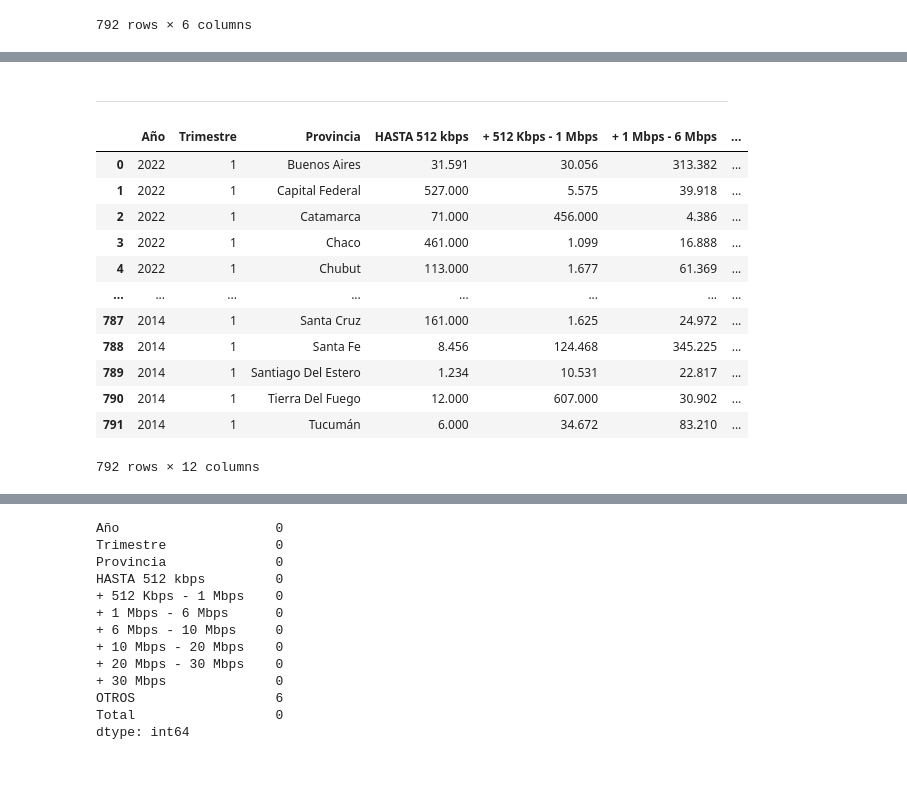
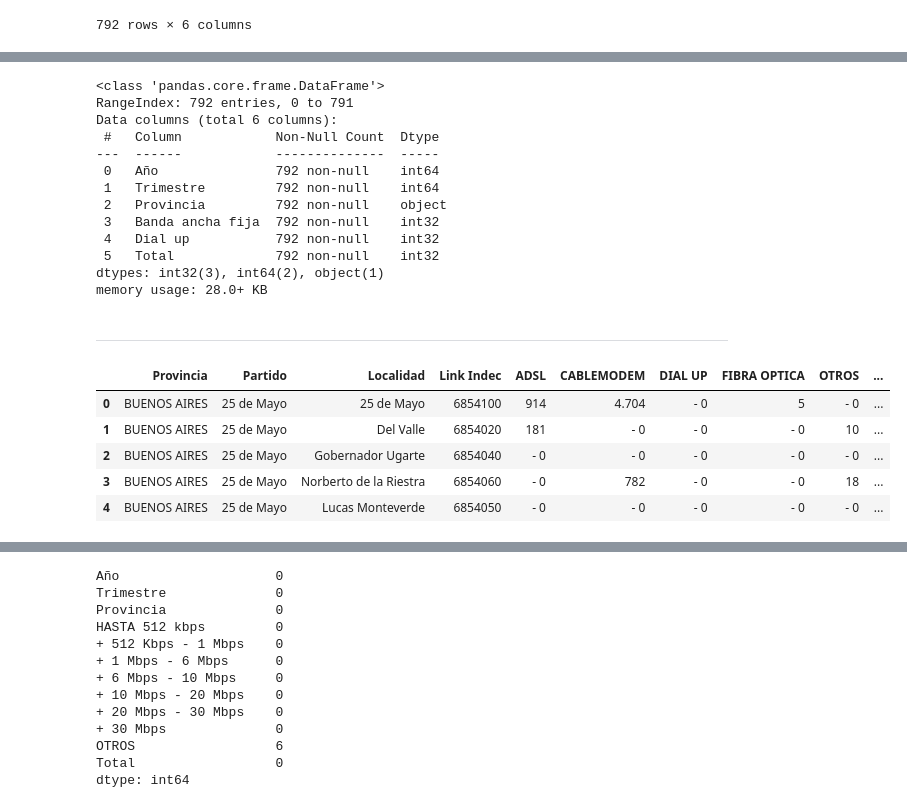
Before and after one commit to Galo0000/Analitics_Proyect, a Jupyter notebook: otro.ipynb, the cells around one changed output, grey strips where cells are left out. Saved outputs shown, nothing was run; the diff lists cells and outputs as text; code cells hidden in the pictures; blank space fills up the shorter version.

```diff
--- a/otro.ipynb
+++ b/otro.ipynb
@@ -57,0 +109,16 @@ df
+# %%
+df.info()
+# %% [output]
+<class 'pandas.core.frame.DataFrame'>
+RangeIndex: 792 entries, 0 to 791
+Data columns (total 6 columns):
+ #   Column            Non-Null Count  Dtype
+---  ------            --------------  -----
+ 0   Año               792 non-null    int64
+ 1   Trimestre         792 non-null    int64
+ 2   Provincia         792 non-null    object
+ 3   Banda ancha fija  792 non-null    int32
+ 4   Dial up           792 non-null    int32
+ 5   Total             792 non-null    int32
+dtypes: int32(3), int64(2), object(1)
+memory usage: 28.0+ KB
@@ -58,19 +128,12 @@ df
 # %% [markdown]
 ***
 # %%
-df = pd.read_csv(f'./Internet/Acceso_Internet_Fijo_por_rangos_velocidad_bajada_y_provincia.csv',delimiter=',')
-df
+df = pd.read_csv(f'./Internet/{dataframes[1]}',delimiter=',')
+df.head()
 # %% [output]
-|  | Año | Trimestre | Provincia | HASTA 512 kbps | + 512 Kbps - 1 Mbps | + 1 Mbps - 6 Mbps | ... |
-| 0 | 2022 | 1 | Buenos Aires | 31.591 | 30.056 | 313.382 | ... |
-| 1 | 2022 | 1 | Capital Federal | 527.000 | 5.575 | 39.918 | ... |
-| 2 | 2022 | 1 | Catamarca | 71.000 | 456.000 | 4.386 | ... |
-| 3 | 2022 | 1 | Chaco | 461.000 | 1.099 | 16.888 | ... |
-| 4 | 2022 | 1 | Chubut | 113.000 | 1.677 | 61.369 | ... |
-| ... | ... | ... | ... | ... | ... | ... | ... |
-| 787 | 2014 | 1 | Santa Cruz | 161.000 | 1.625 | 24.972 | ... |
-| 788 | 2014 | 1 | Santa Fe | 8.456 | 124.468 | 345.225 | ... |
-| 789 | 2014 | 1 | Santiago Del Estero | 1.234 | 10.531 | 22.817 | ... |
-| 790 | 2014 | 1 | Tierra Del Fuego | 12.000 | 607.000 | 30.902 | ... |
-| 791 | 2014 | 1 | Tucumán | 6.000 | 34.672 | 83.210 | ... |
+|  | Provincia | Partido | Localidad | Link Indec | ADSL | CABLEMODEM | DIAL UP | FIBRA OPTICA | OTROS | ... |
+| 0 | BUENOS AIRES | 25 de Mayo | 25 de Mayo | 6854100 | 914 | 4.704 | - 0 | 5 | - 0 | ... |
+| 1 | BUENOS AIRES | 25 de Mayo | Del Valle | 6854020 | 181 | - 0 | - 0 | - 0 | 10 | ... |
+| 2 | BUENOS AIRES | 25 de Mayo | Gobernador Ugarte | 6854040 | - 0 | - 0 | - 0 | - 0 | - 0 | ... |
+| 3 | BUENOS AIRES | 25 de Mayo | Norberto de la Riestra | 6854060 | - 0 | 782 | - 0 | - 0 | 18 | ... |
+| 4 | BUENOS AIRES | 25 de Mayo | Lucas Monteverde | 6854050 | - 0 | - 0 | - 0 | - 0 | - 0 | ... |
-792 rows × 12 columns
```
Also changed, not shown: parts of 27 cells of this notebook, 1 other file.
